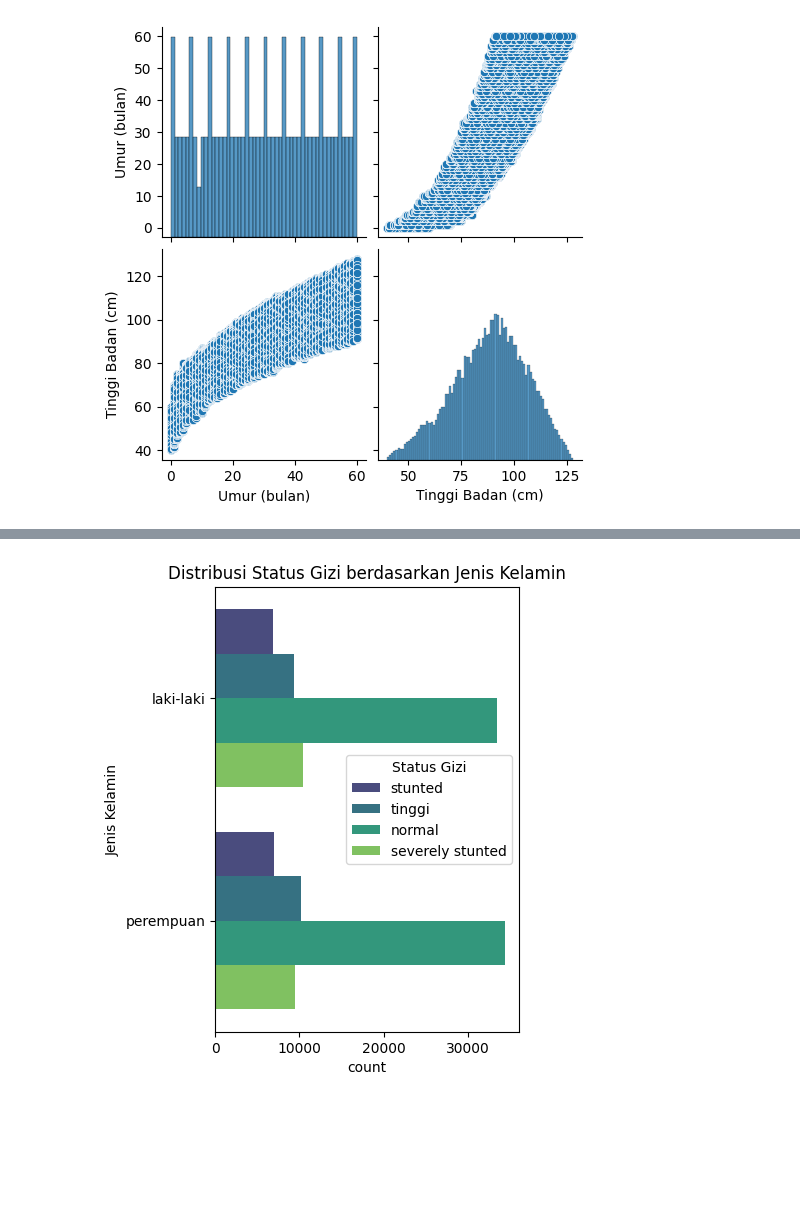
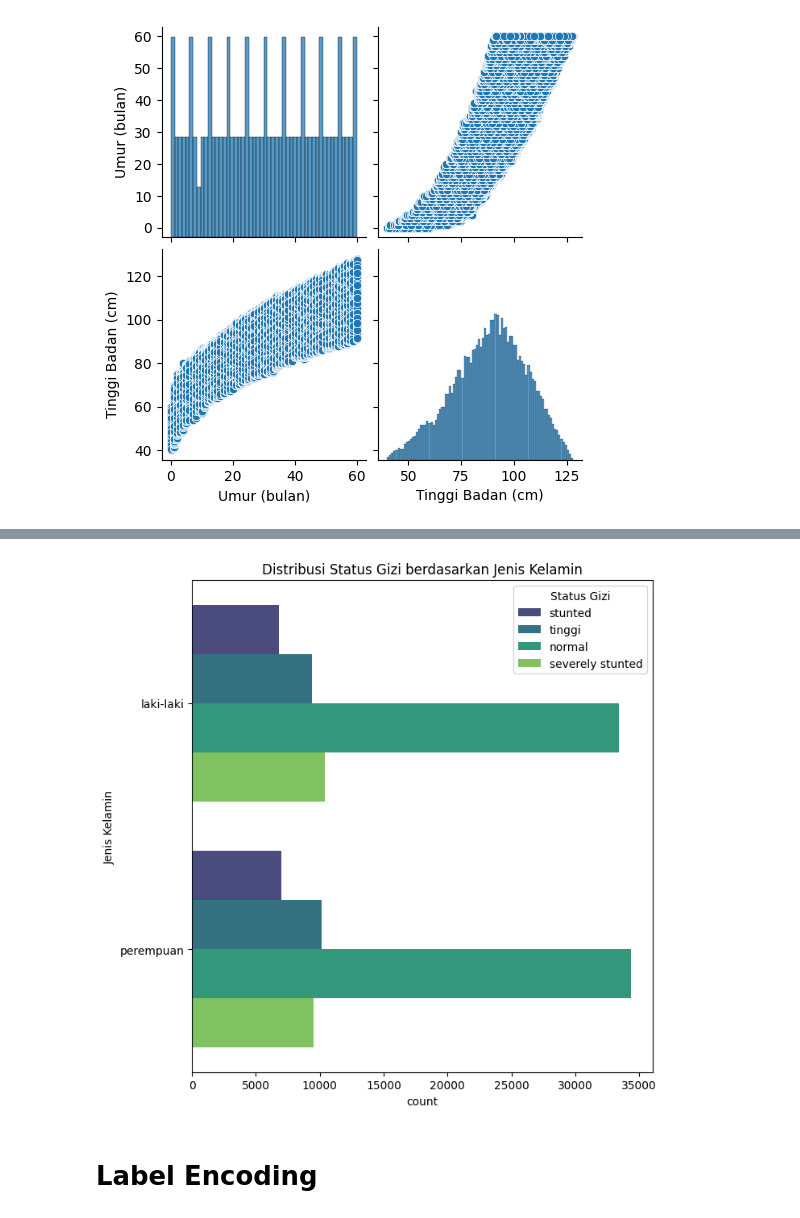
Before and after one commit to YazidBintang27/stunting-classification-model, a Jupyter notebook: stunting_classification.ipynb, the cells around one changed output, grey strips where cells are left out. Cells and saved outputs as stored; diff of their text form; code cells hidden in the pictures; blank space fills up the shorter version.

```diff
--- a/stunting_classification.ipynb
+++ b/stunting_classification.ipynb
@@ -89,10 +109,10 @@ plt.show()
 # %%
-cat_features = df.select_dtypes(include=[object])
-plt.figure(figsize=(14, 8))
-for i, column in enumerate(cat_features.columns, 1):
-    plt.subplot(2, 4, i)
-    sns.countplot(y=df[column], palette='viridis')
-    plt.title(f'Distribusi {column}')
+categorical_features = df.select_dtypes(include = [object])
+plt.figure(figsize = (20, 20))
+for i, column in enumerate(categorical_features.columns, 1):
+  plt.subplot(3, 4, i)
+  sns.countplot(y = df[column], palette = 'viridis')
+  plt.title(f"Distribusi  {column}")
 plt.tight_layout()
 plt.show()
 # %% [output]
@@ -130,12 +150,13 @@ Passing `palette` without assigning `hue` is deprecated and will be removed in v
 # %%
-plt.figure(figsize=(14, 10))
-for i, column in enumerate(cat_features.columns, 1):
-    if column != 'Status Gizi':
-        plt.subplot(2, 4, i)
-        sns.countplot(y=column, hue='Status Gizi', data=df, palette='viridis')
-        plt.title(f'Distribusi Status Gizi berdasarkan {column}')
-
+plt.figure(figsize = (25, 20))
+for i, column in enumerate(categorical_features.columns, 1):
+  if column != 'Status Gizi':
+    plt.subplot(3, 4, i)
+    sns.countplot(y = df[column], hue = df['Status Gizi'], palette = 'viridis')
+    plt.title(f"Distribusi Status Gizi berdasarkan {column}")
 plt.tight_layout()
 plt.show()
 # %% [output]
-[figure, old version]
+[figure, new version]
+# %% [markdown]
+# **Label Encoding**
```
Also changed, not shown: parts of 29 cells of this notebook.
